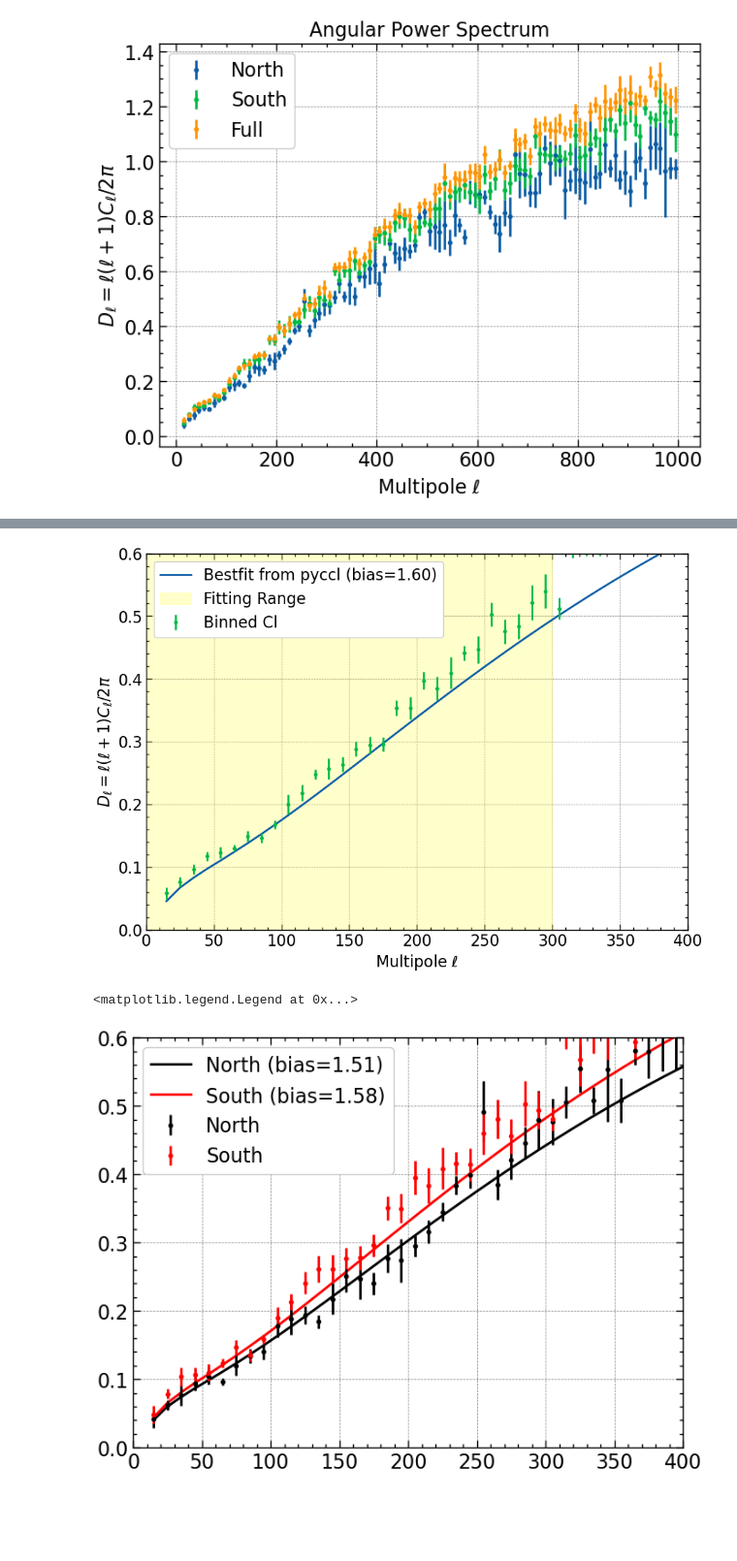
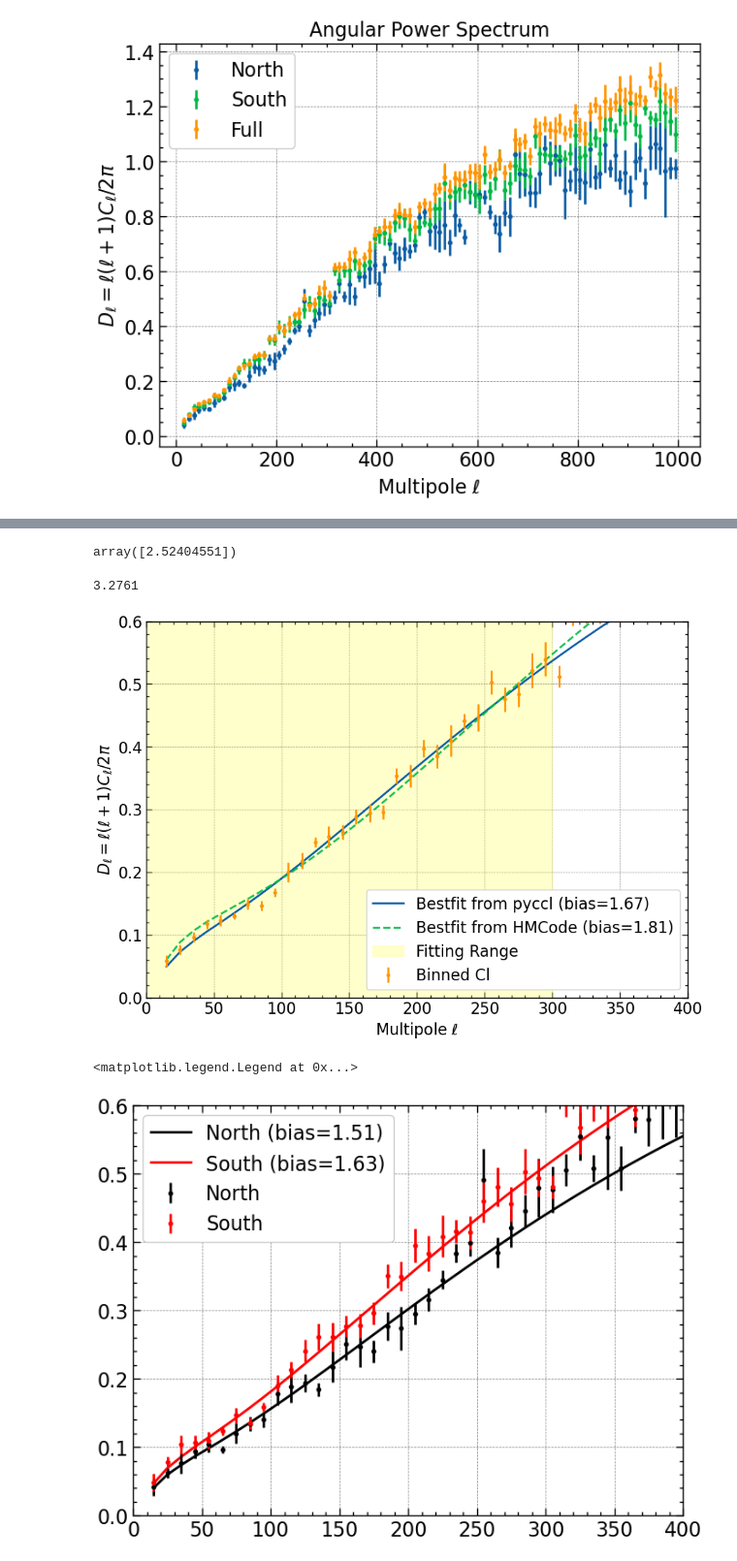
Before and after one commit to Shin107/DESILegacy-PECVEL, a Jupyter notebook: notebooks/CL_clean.ipynb, the cells around one changed output, grey strips where cells are left out. Shown at 97% size. Drawn from its saved outputs; the diff is of its cells as text; code cells hidden in the pictures; blank space fills up the shorter version.

```diff
--- a/notebooks/CL_clean.ipynb
+++ b/notebooks/CL_clean.ipynb
@@ -85,7 +85,7 @@ def get_cl(data_map,mask,nside=1024,lmax=1000):
     dl1 = dl1 - pshot
     return dl1,pshot,fsky,rntot1
 
-def bin_cl(dl1,pshot1,fsky,rntot1,nell=10):
+def bin_cl(dl1,pshot1,fsky,rntot1,nell=10,lmax=1000):
     bins = np.arange(nell, lmax+nell, nell)
     bin_centers= (bins[1:]+bins[:-1])/2
     #bin_centers = np.r_[bins[0]/2,bin_centers]
@@ -162,12 +162,38 @@ cosmo = ccl.Cosmology(
     n_s=0.96       # Spectral index
 )
 
+cosmo_hmcode = ccl.Cosmology(
+    Omega_c=0.25,  # Cold dark matter density
+    Omega_b=0.05,  # Baryon density
+    h=0.67,        # Hubble parameter
+    sigma8=0.8,    # Power spectrum normalization
+    n_s=0.96       # Spectral index,
+    ,matter_power_spectrum="camb",
+
+    extra_parameters={
+        "camb": {
+            "halofit_version": "halomodel",
+            "HMCode_A_baryon": 3.13,
+            "HMCode_eta_baryon": 0.603,
+            "HMCode_logT_AGN": 7.8
+        }
+    }
+
+)
+
+
 z=samples_sorted
 n_z = y_samples_sorted
 gal_tracer = ccl.NumberCountsTracer(cosmo, has_rsd=False, dndz=(z, n_z), bias=(z, np.ones_like(z)))
 ell = np.arange(0, 200)
 
-def dll(a,ell):
+def dll(ell,a):
     cls_gg = ccl.angular_cl(cosmo, gal_tracer, gal_tracer, ell)
     dl=ell*(ell+1)*cls_gg/2/np.pi
     return a*dl
+
+def dll_hm(ell,a):
+    gal_tracer_2 = ccl.NumberCountsTracer(cosmo_hmcode, has_rsd=False, dndz=(z, n_z), bias=(z, np.ones_like(z)))
+    cls_gg = ccl.angular_cl(cosmo_hmcode, gal_tracer_2, gal_tracer_2, ell)
+    dl=ell*(ell+1)*cls_gg/2/np.pi
+    return a*dl
@@ -174,31 +215,40 @@ def dll(a,ell):
+# %%
+popt_hm
+# %% [output]
+array([2.52404551])
+# %%
+1.81**2
+# %% [output]
+3.2761
 # %%
 plt.figure(figsize=(10,7))
-popt,pcov=cf(dll,bin_centers[bin_centers<300],Cl[bin_centers<300],sigma=dCl[bin_centers<300],p0=[2])
+popt,pcov=cf(dll,bin_centers[bin_centers<300],Cl[bin_centers<300],sigma=dCl[bin_centers<300],p0=[2.25])
+popt_hm,pcov_hm=cf(dll_hm,bin_centers[bin_centers<300],Cl[bin_centers<300],sigma=dCl[bin_centers<300],p0=[2.25])
 
-
-plt.plot(bin_centers,dll(*popt,bin_centers),label='Bestfit from pyccl (bias={:.2f})'.format(np.sqrt(popt[0])))
+plt.plot(bin_centers,dll(bin_centers,popt),label='Bestfit from pyccl (bias={:.2f})'.format(np.sqrt(popt[0])))
+plt.plot(bin_centers,dll_hm(bin_centers,popt_hm),label='Bestfit from HMCode (bias={:.2f})'.format(np.sqrt(popt_hm[0])),ls='--',alpha=0.9)
 plt.errorbar(bin_centers,Cl,yerr=dCl,fmt='.',label='Binned Cl')
 plt.xlim(0,400)
 plt.ylim(0,0.6)
 plt.axvspan(0,300,alpha=0.2,color='yellow',label='Fitting Range')
 plt.xlabel(r'Multipole $\ell$')
 plt.ylabel(r'$D_\ell = \ell(\ell+1)C_\ell/2\pi$')
 plt.legend()
 plt.show()
 poptn,pcovn = cf(dll,bin_north[bin_north<300],Cl_north[bin_north<300],sigma=dCl_north[bin_north<300],p0=[2])
 popts,pcovs = cf(dll,bin_south[bin_south<300],Cl_south[bin_south<300],sigma=dCl_south[bin_south<300],p0=[2])
-plt.plot(bin_north,dll(*poptn,bin_north),label='North (bias={:.2f})'.format(np.sqrt(poptn[0])),color='k')
-plt.plot(bin_south,dll(*popts,bin_south),label='South (bias={:.2f})'.format(np.sqrt(popts[0])),color='r')
+plt.plot(bin_north,dll(bin_north,poptn),label='North (bias={:.2f})'.format(np.sqrt(poptn[0])),color='k')
+plt.plot(bin_south,dll(bin_south,popts),label='South (bias={:.2f})'.format(np.sqrt(popts[0])),color='r')
 plt.errorbar(bin_north,Cl_north,yerr=dCl_north,fmt='.',label='North',color='k')
 plt.errorbar(bin_south,Cl_south,yerr=dCl_south,fmt='.',label='South',color='r')
 plt.xlim(0,400)
 plt.ylim(0,0.6)
 
 plt.legend()
 # %% [output]
-[figure, old version]
+[figure, new version]
 <matplotlib.legend.Legend at 0x...>
-[figure, old version]
+[figure, new version]
 # %%
 plt.figure(figsize=(10,7))
 
```
Also changed, not shown: parts of 11 cells of this notebook, 1 other file.
